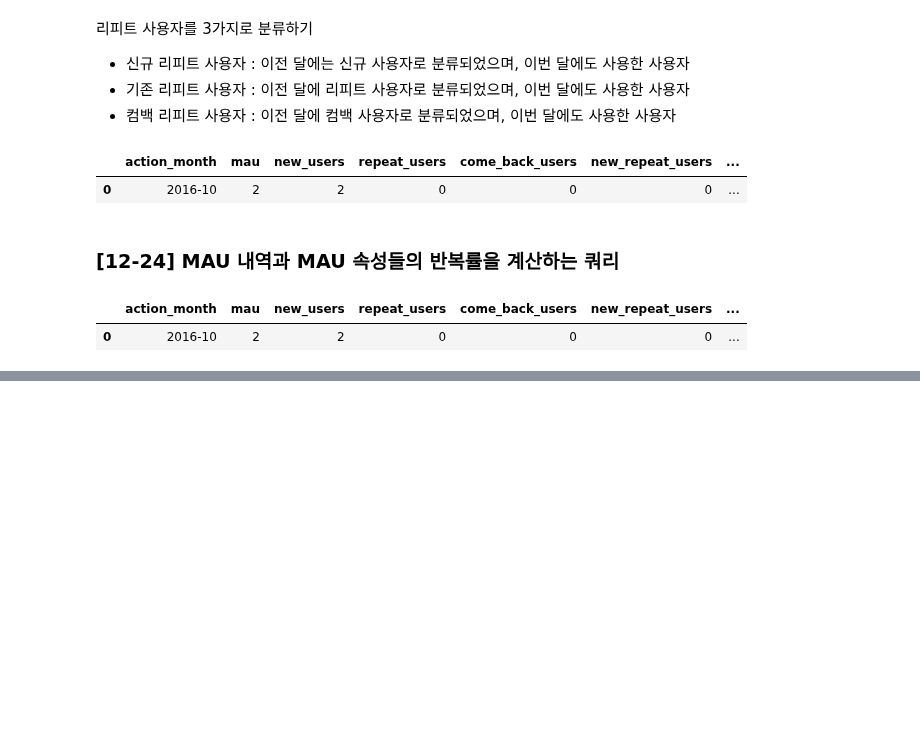
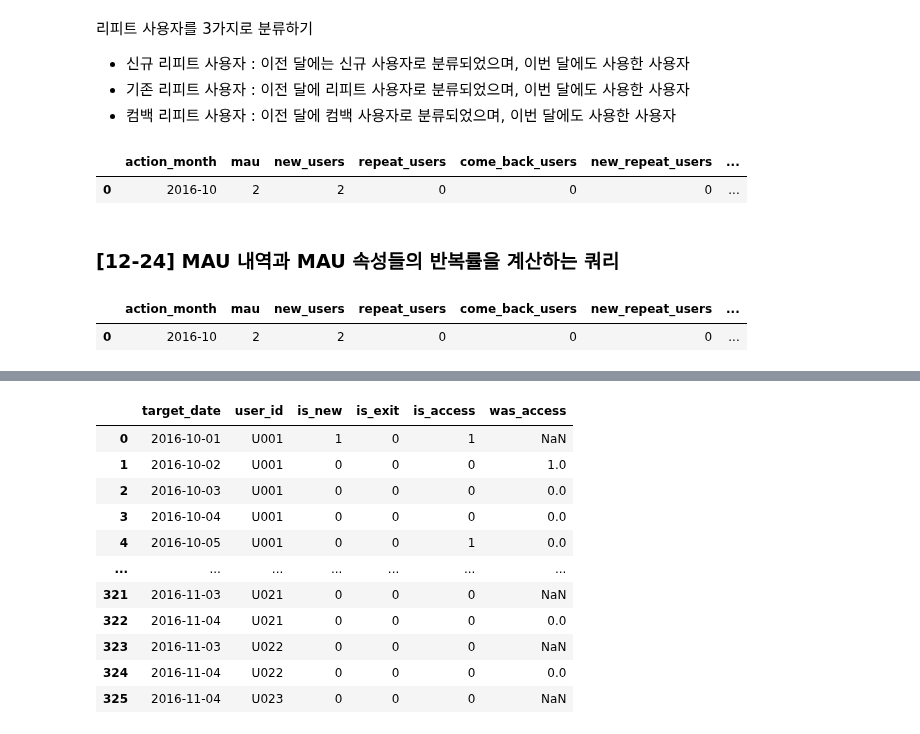
Before and after one commit to mittwoch09/Today-I-Learned, a Jupyter notebook: DataAnalysis/data_extraction_to_understand_users_2.ipynb, the cells around one changed output, grey strips where cells are left out. Saved outputs shown, nothing was run; the diff lists cells and outputs as text; code cells hidden in the pictures; blank space fills up the shorter version.

Commit message:
Data Extraction to Understand Users

```diff
--- a/DataAnalysis/data_extraction_to_understand_users_2.ipynb
+++ b/DataAnalysis/data_extraction_to_understand_users_2.ipynb
@@ -1868,0 +1878,80 @@ select(query_1224)
+# %%
+query_1225 = """
+        WITH
+        unique_action_log AS (
+          -- 같은 날짜 로그를 중복해 세지 않도록 중복 배제하기
+          SELECT DISTINCT
+             user_id
+           , substring(stamp, 1, 10) AS action_date
+          FROM
+             action_log
+        )
+        , mst_calendar AS (
+          -- 집계하고 싶은 기간을 캘린더 테이블로 만들어두기
+          -- yyyy-mm--dd 형식으로 변환 후 기존 테이블의 날짜 형식처럼 재변환
+          SELECT generate_series(timestamp '2016-10-01', '2016-11-04', '1 day')::date ::varchar
+                 AS dt
+        )
+        , target_date_with_user AS (
+          -- 사용자 마스터에 캘린더 테이블의 날짜를 target_date로 추가하기
+          SELECT
+             c.dt AS target_date
+           , u.user_id
+           , u.register_date
+           , u.withdraw_date
+          FROM
+             mst_users AS u
+          CROSS JOIN
+             mst_calendar AS c
+        )
+        , user_status_log AS (
+          SELECT
+             u.target_date
+           , u.user_id
+           , u.register_date
+           , u.withdraw_date
+           , a.action_date
+           , CASE WHEN u.register_date = a.action_date THEN 1 ELSE 0 END AS is_new
+           , CASE WHEN u.withdraw_date = a.action_date THEN 1 ELSE 0 END AS is_exit
+           , CASE WHEN u.target_date = a.action_date THEN 1 ELSE 0 END AS is_access
+           , LAG(CASE WHEN u.target_date = a.action_date THEN 1 ELSE 0 END)
+              OVER(PARTITION BY u.user_id ORDER BY u.target_date)
+             AS was_access
+          FROM
+             target_date_with_user AS u
+          LEFT JOIN
+             unique_action_log AS a
+           ON u.user_id = a.user_id
+           AND u.target_date = a.action_date
+          WHERE
+             -- 집계 기간을 등록일 이후로만 필터링하기
+             u.register_date <= u.target_date
+             -- 탈퇴 날짜가 포함되어 있으면, 집계 기간을 탈퇴 날짜 이전만으로 필터링하기
+             AND(u.withdraw_date IS NULL OR u.target_date <= u.withdraw_date)
+        )
+        SELECT
+           target_date
+         , user_id
+         , is_new
+         , is_exit
+         , is_access
+         , was_access
+        FROM
+           user_status_log
+        ;
+        """
+
+select(query_1225)
+# %% [output]
+|  | target_date | user_id | is_new | is_exit | is_access | was_access |
+| 0 | 2016-10-01 | U001 | 1 | 0 | 1 | NaN |
+| 1 | 2016-10-02 | U001 | 0 | 0 | 0 | 1.0 |
+| 2 | 2016-10-03 | U001 | 0 | 0 | 0 | 0.0 |
+| 3 | 2016-10-04 | U001 | 0 | 0 | 0 | 0.0 |
+| 4 | 2016-10-05 | U001 | 0 | 0 | 1 | 0.0 |
+| ... | ... | ... | ... | ... | ... | ... |
+| 321 | 2016-11-03 | U021 | 0 | 0 | 0 | NaN |
+| 322 | 2016-11-04 | U021 | 0 | 0 | 0 | 0.0 |
+| 323 | 2016-11-03 | U022 | 0 | 0 | 0 | NaN |
+| 324 | 2016-11-04 | U022 | 0 | 0 | 0 | 0.0 |
+| 325 | 2016-11-04 | U023 | 0 | 0 | 0 | NaN |
```
Also changed, not shown: parts of 5 cells of this notebook.
